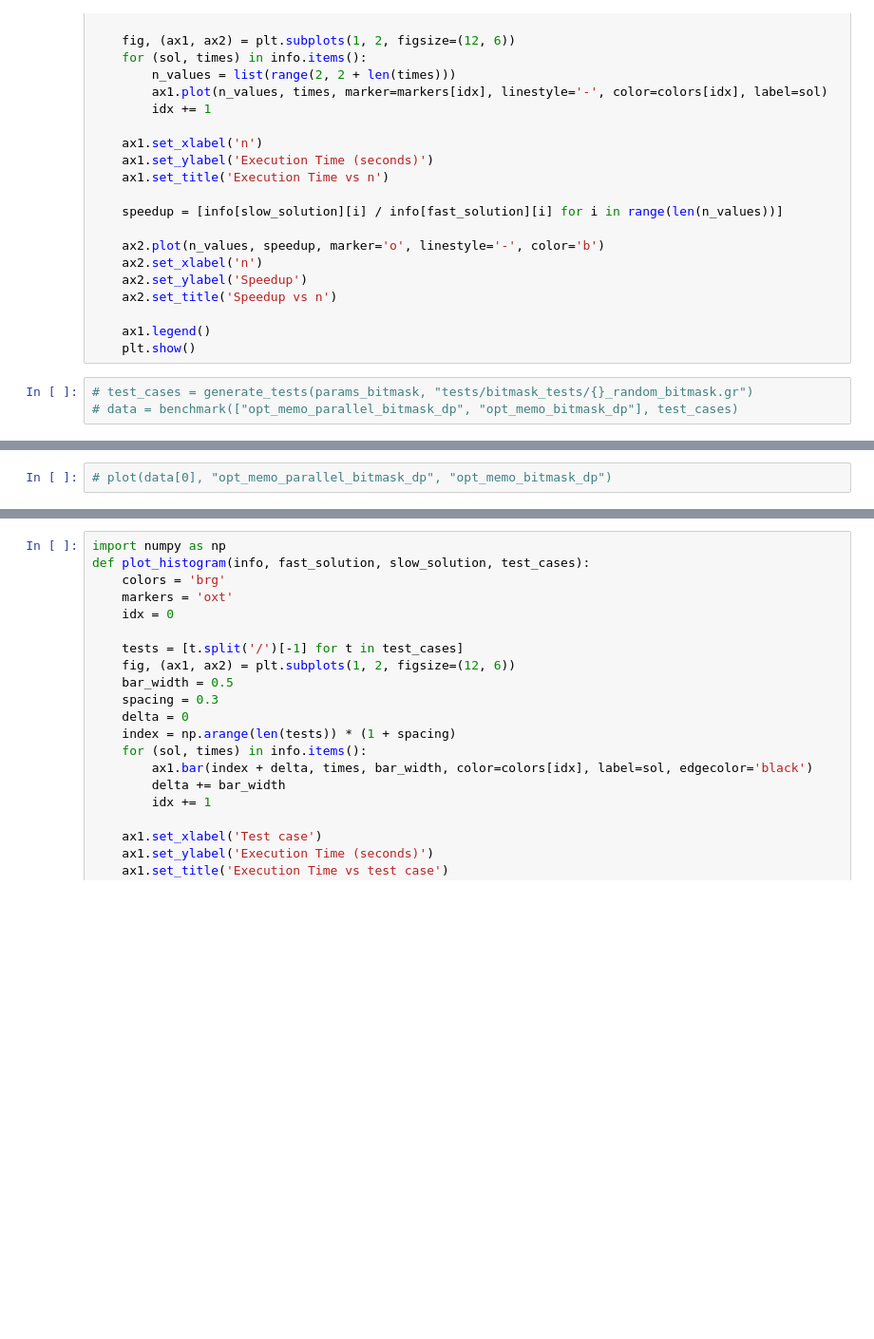
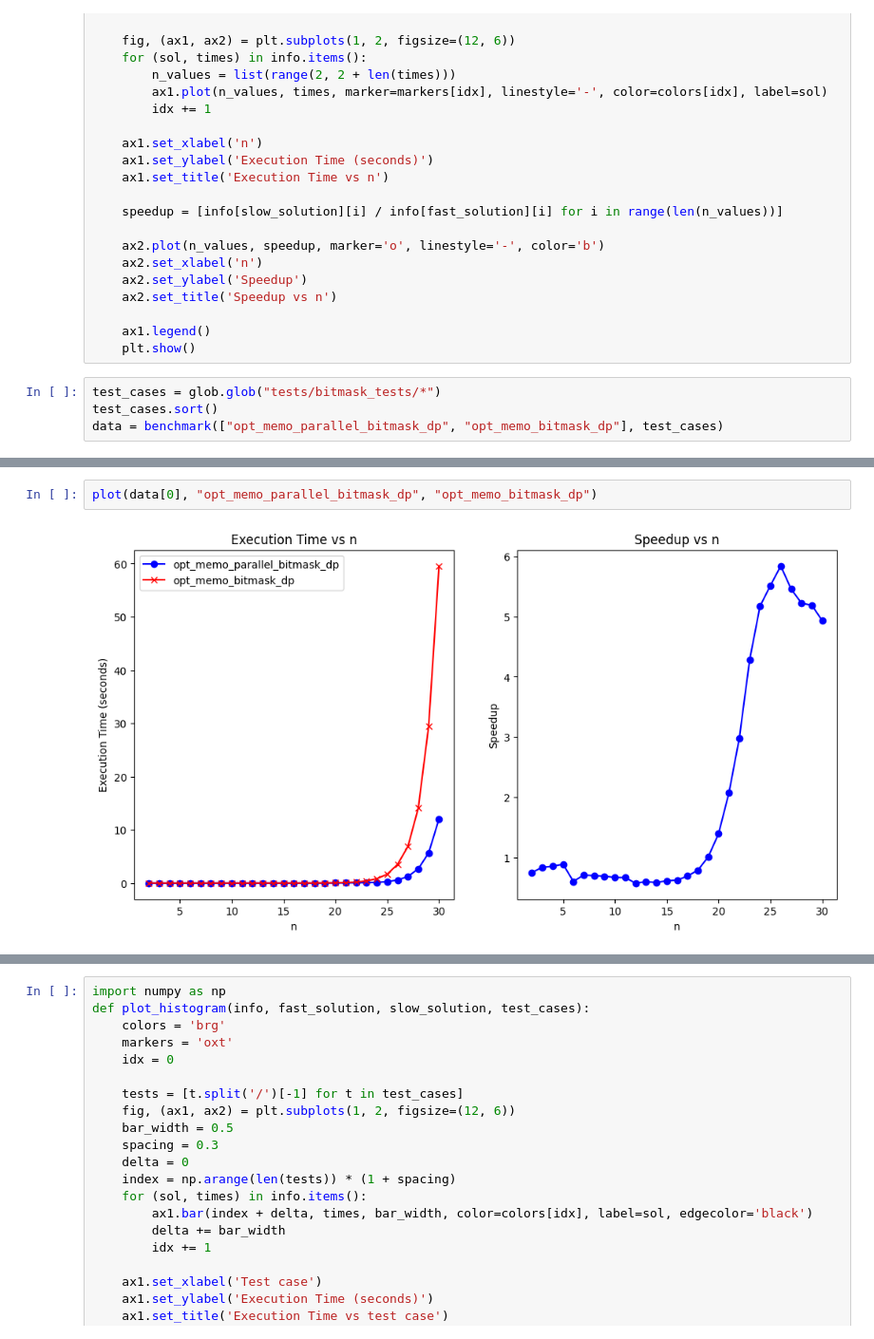
Before and after one commit to popabogdannnn/disertatie, a Jupyter notebook: experiments.ipynb, the cells around one changed output, grey strips where cells are left out. Shown at 95% size. Saved outputs shown, nothing was run; the diff lists cells and outputs as text; blank space fills up the shorter version.

```diff
--- a/experiments.ipynb
+++ b/experiments.ipynb
@@ -112,5 +119,6 @@ def plot(info, fast_solution, slow_solution):
     ax1.legend()
     plt.show()
 # %%
-# test_cases = generate_tests(params_bitmask, "tests/bitmask_tests/{}_random_bitmask.gr")
-# data = benchmark(["opt_memo_parallel_bitmask_dp", "opt_memo_bitmask_dp"], test_cases)
+test_cases = glob.glob("tests/bitmask_tests/*")
+test_cases.sort()
+data = benchmark(["opt_memo_parallel_bitmask_dp", "opt_memo_bitmask_dp"], test_cases)
@@ -117,3 +166,5 @@ def plot(info, fast_solution, slow_solution):
 # %%
-# plot(data[0], "opt_memo_parallel_bitmask_dp", "opt_memo_bitmask_dp")
+plot(data[0], "opt_memo_parallel_bitmask_dp", "opt_memo_bitmask_dp")
+# %% [output]
+[figure, added]
 # %%
```
Also changed, not shown: parts of 15 cells of this notebook, 11 other files.
